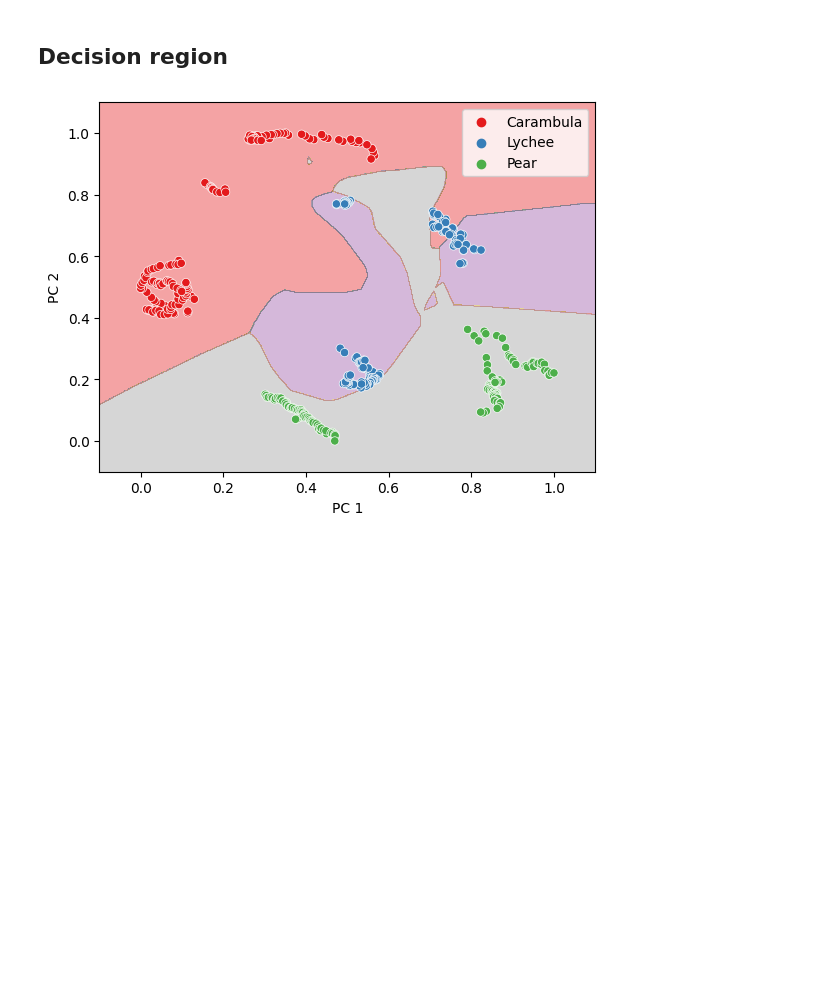
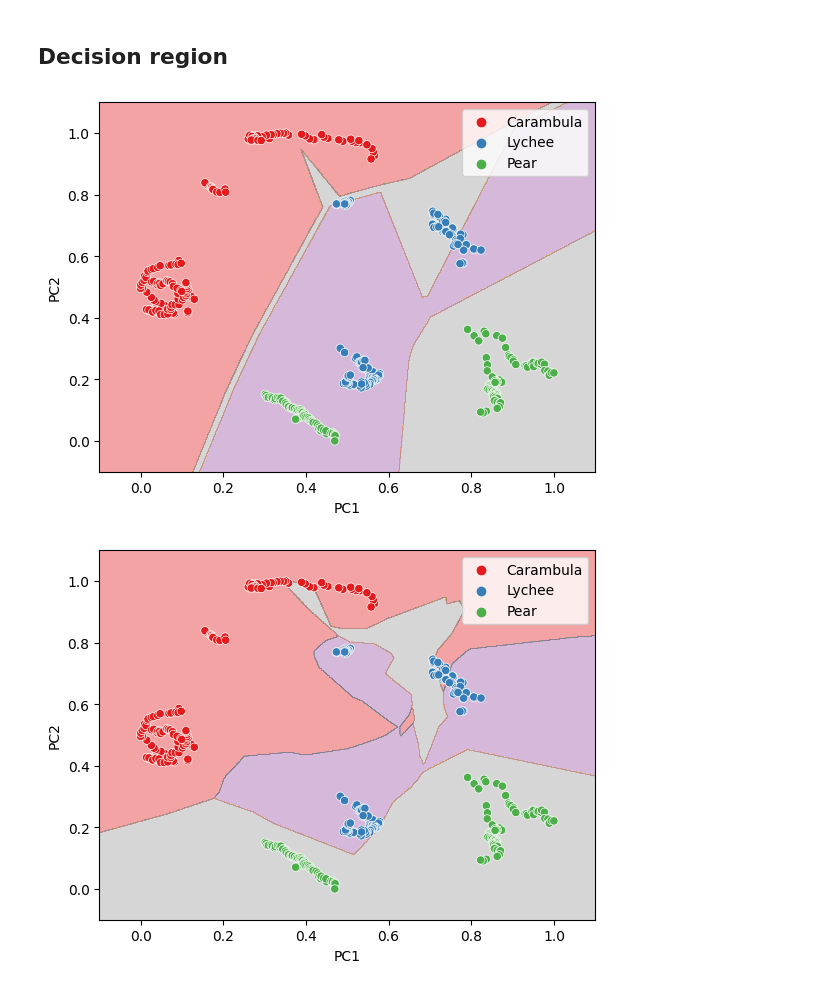
Before and after one commit to huang0520/1112_MachineLearning, a Jupyter notebook: HW2/HW2.ipynb, the cells around one changed output. Saved outputs shown, nothing was run; the diff lists cells and outputs as text; code cells hidden in the pictures; blank space fills up the shorter version.

```diff
--- a/HW2/HW2.ipynb
+++ b/HW2/HW2.ipynb
@@ -148,13 +158,12 @@ class NN:
 
     # For the cost differential by output activation
     def cost_derivative(self, label, pred):
-        pred[label] = pred[label] - 1
+        pred[label] -= 1
         return pred
 
     # Cross entropy
     def loss_func(self, label, pred):
-        pred[label] = pred[label] - 1
-        return np.mean(pred**2)
+        return -np.log(pred[label])
 
     def shuffle_data(self, features, labels):
         combine = list(zip(features, labels))
@@ -199,7 +208,7 @@ class NN:
 
         # Output layer gradient calculate
         sensitivity = self.cost_derivative(
-            label, activations[-1]
+            label, activations[-1].copy()
         ) * self.acti_derivative(zs[-1])
 
         bias_gradient[-1] = sensitivity
@@ -279,10 +288,6 @@ class NN:
         ]
 
         return test_result
-
-    def plot_loss_curve(self):
-        plt.plot(range(len(self.epoch_loss)), self.epoch_loss)
-        plt.show()
 # %% [markdown]
 # Decision region function
 # %%
@@ -366,0 +381,5 @@ Accuracy: 83.333%
+# %%
+for pred, model in zip(pred_2layer, model_2layer):
+    title = "Accuracy: {:.2f}%".format(evaluate(pred, test_y) * 100)
+
+    plot_loss_curve(model.epoch_loss, title)
@@ -367,5 +391,10 @@ Accuracy: 83.333%
 # %% [markdown]
 ## Decision region
 # %%
-fig = plot_decision_region(test_x, test_y, pred_2layer, model_2layer)
-fig.plot()
+figs = [
+    plot_decision_region(test_x, test_y, pred, model)
+    for pred, model in zip(pred_2layer, model_2layer)
+]
+
+for fig in figs:
+    fig.plot()
@@ -397,0 +441,5 @@ Accuracy: 91.968%
+# %%
+for pred, model in zip(pred_3layer, model_3layer):
+    title = "Accuracy: {:.2f}%".format(evaluate(pred, test_y) * 100)
+
+    plot_loss_curve(model.epoch_loss, title)
@@ -398,7 +451,13 @@ Accuracy: 91.968%
 # %% [markdown]
 ## Decision region
 # %%
-fig = plot_decision_region(test_x, test_y, pred_3layer, model_3layer)
-fig.plot()
+figs = [
+    plot_decision_region(test_x, test_y, pred, model)
+    for pred, model in zip(pred_3layer, model_3layer)
+]
+
+for fig in figs:
+    fig.plot()
 # %% [output]
-[figure, old version]
+[figure, new version]
+[figure, added]
```
Also changed, not shown: parts of 13 cells of this notebook.
